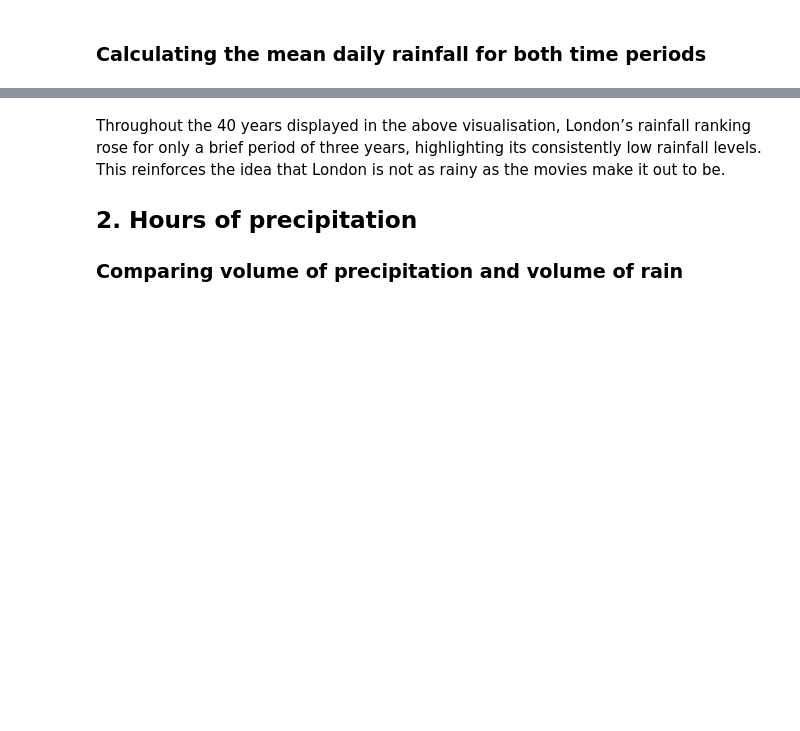
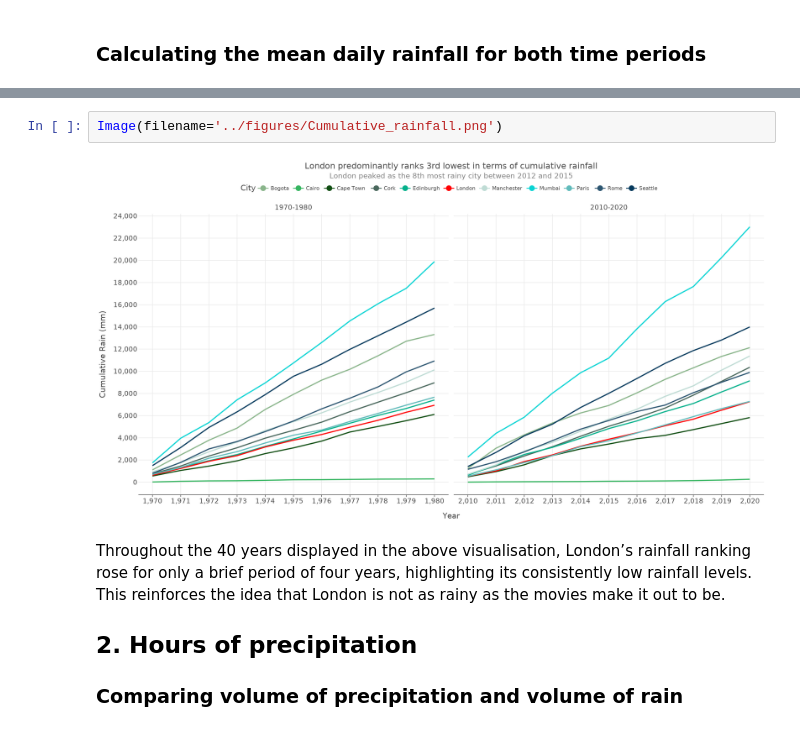
Before and after one commit to lse-ds105/ds105a-2024-w06-summative-rachel-andrsn, a Jupyter notebook: code/NB02 - Data Analysis.ipynb, the cells around one changed output, grey strips where cells are left out. Saved outputs shown, nothing was run; the diff lists cells and outputs as text; blank space fills up the shorter version.

```diff
--- a/code/NB02 - Data Analysis.ipynb
+++ b/code/NB02 - Data Analysis.ipynb
@@ -209,5 +231,9 @@ custom_colours = {
+# %%
+Image(filename='../figures/Cumulative_rainfall.png')
+# %% [output]
+[figure, added]
 # %% [markdown]
-Throughout the 40 years displayed in the above visualisation, London’s rainfall ranking rose for only a brief period of three years, highlighting its consistently low rainfall levels. This reinforces the idea that London is not as rainy as the movies make it out to be.
+Throughout the 40 years displayed in the above visualisation, London’s rainfall ranking rose for only a brief period of four years, highlighting its consistently low rainfall levels. This reinforces the idea that London is not as rainy as the movies make it out to be.
 
 ## 2. Hours of precipitation
 ### Comparing volume of precipitation and volume of rain
```
Also changed, not shown: parts of 19 cells of this notebook, 7 other files.
